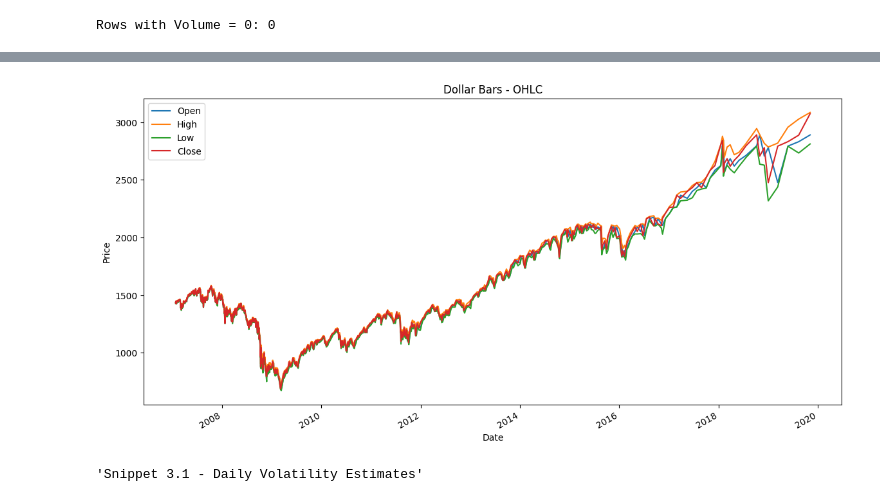
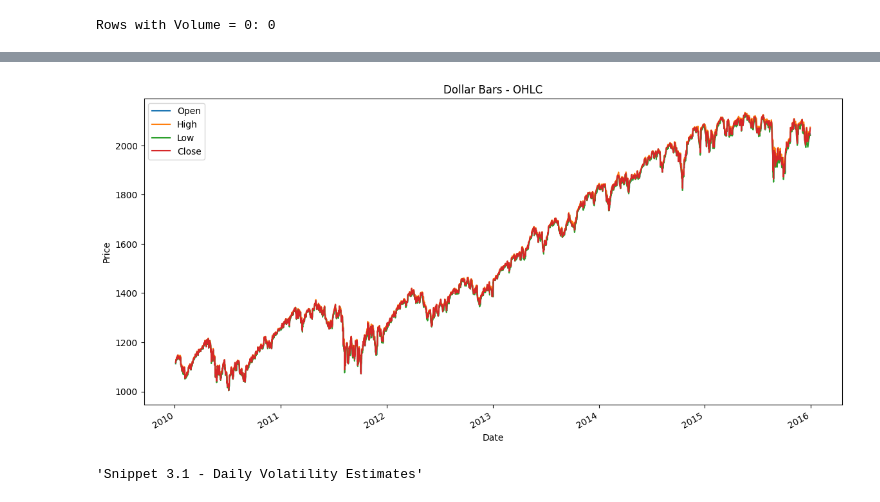
Before and after one commit to McSavage/MLFinLab, a Jupyter notebook: notebooks/FIN221_HW3_SP.ipynb, the cells around one changed output, grey strips where cells are left out. Cells and saved outputs as stored; diff of their text form; code cells hidden in the pictures.

```diff
--- a/notebooks/FIN221_HW3_SP.ipynb
+++ b/notebooks/FIN221_HW3_SP.ipynb
@@ -4,0 +8,3 @@ sp = pd.read_csv('../data/SP.csv')
+# %%
+# sp_process for later use
+sp = sp[['date_time', 'price', 'volume']].copy()
@@ -38,4 +79,8 @@ sp['date_time'] = pd.to_datetime(sp['date'].astype(str) + ' ' + sp['time'].astyp
 # %%
+# sp_process for later use
 sp_processed = sp[['date_time', 'price', 'volume']].copy()
-sp_processed.columns = ['date_time', 'price', 'volume']
+
+# Filter to only 2010-2016
+sp_processed = sp_processed[(sp_processed['date_time'] >= '2010-01-01') &
+                            (sp_processed['date_time'] < '2016-01-01')]
 # %%
@@ -110,9 +145,9 @@ plt.show()
 # %%
-from mlfinlab.data_structures import standard_data_structures
+#DOLLAR BARS Using MLFinLab
+
 dollar_bars = standard_data_structures.get_dollar_bars(
-    sp_processed, threshold=10000000, batch_size=1000000, verbose=False
+    sp_processed, threshold=1000000, batch_size=1000000, verbose=False
 )
-print("Dollar Bars:")
-print(dollar_bars)
+
 print(f"Dollar bars shape: {dollar_bars.shape}")
 # %% [output]
@@ -136,11 +155,11 @@ Dollar bars shape: (1491, 9)
 # %%
-# Plot all OHLC data
+# DOLLAR BARS Plot OHLC data Last 1000
 fig, ax = plt.subplots(figsize=(14, 7))
-dollar_bars[-1000:][['open', 'high', 'low', 'close']].plot(ax=ax)
+dollar_bars[-10000:][['open', 'high', 'low', 'close']].plot(ax=ax)
 plt.title('Dollar Bars - OHLC')
 plt.xlabel('Date')
 plt.ylabel('Price')
 plt.legend(['Open', 'High', 'Low', 'Close'])
 plt.show()
 # %% [output]
-[figure, old version]
+[figure, new version]
```
Also changed, not shown: parts of 36 cells of this notebook, 2 other files.
